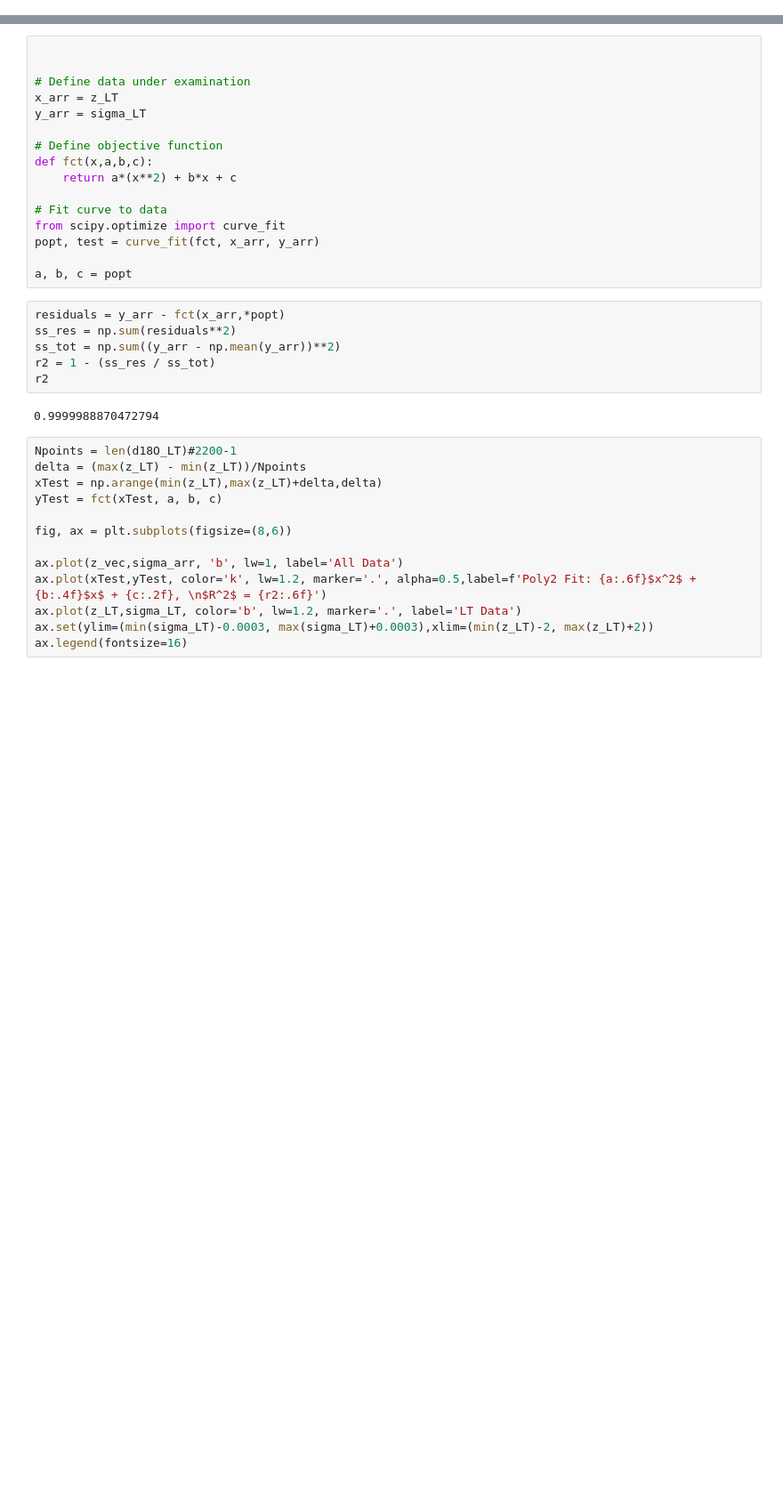
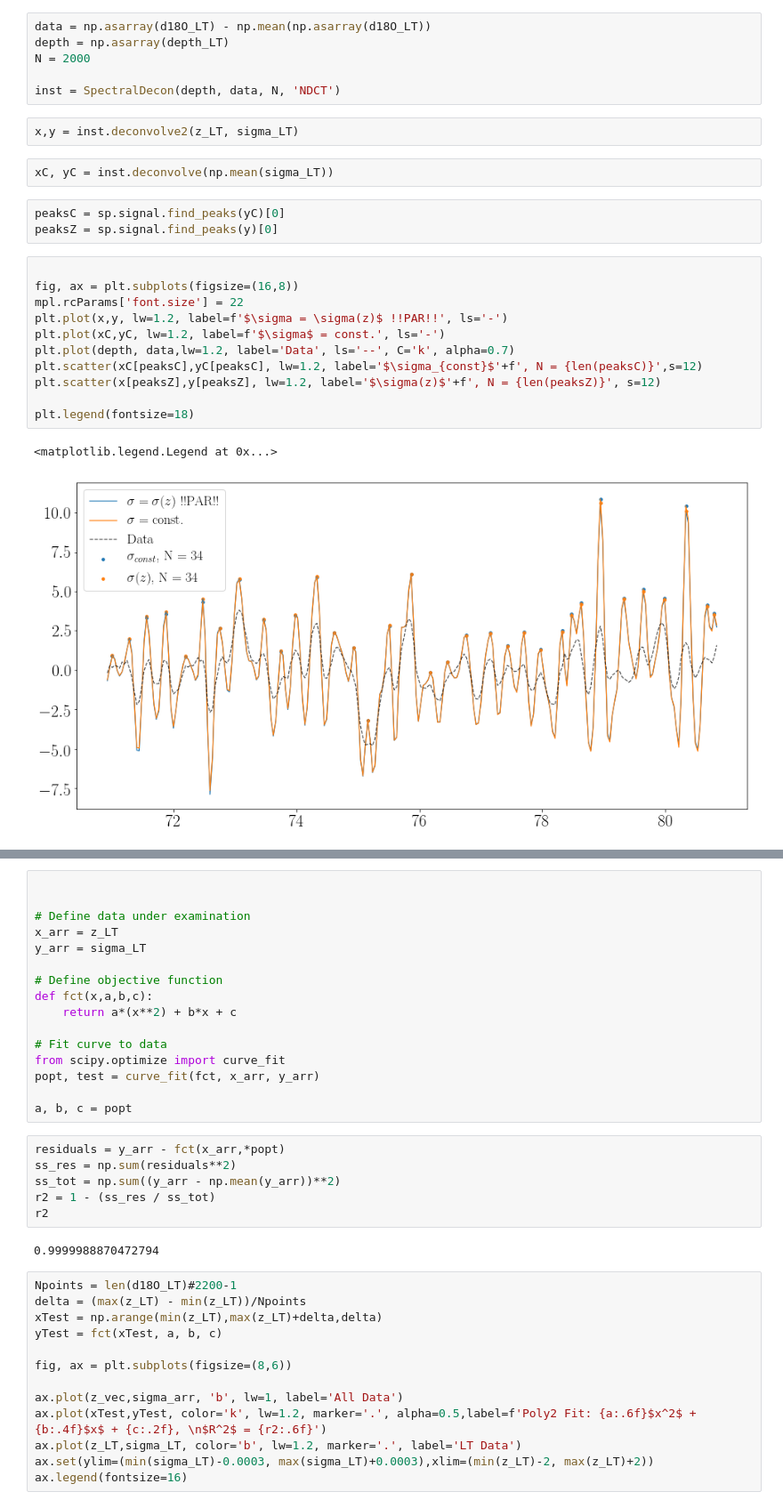
Before and after one commit to TheaQG/AWI_Bcores_Analysis, a Jupyter notebook: sigma_z.ipynb, the cells around one changed output, grey strips where cells are left out. Shown at 89% size. Cells and saved outputs as stored; diff of their text form; blank space fills up the shorter version.

```diff
--- a/sigma_z.ipynb
+++ b/sigma_z.ipynb
@@ -108,0 +110,27 @@ ax.set(ylim=(min(sigma_LT)-0.005, max(sigma_LT)+0.007))
+# %%
+data = np.asarray(d18O_LT) - np.mean(np.asarray(d18O_LT))
+depth = np.asarray(depth_LT)
+N = 2000
+
+inst = SpectralDecon(depth, data, N, 'NDCT')
+# %%
+x,y = inst.deconvolve2(z_LT, sigma_LT)
+# %%
+xC, yC = inst.deconvolve(np.mean(sigma_LT))
+# %%
+peaksC = sp.signal.find_peaks(yC)[0]
+peaksZ = sp.signal.find_peaks(y)[0]
+# %%
+
+fig, ax = plt.subplots(figsize=(16,8))
+mpl.rcParams['font.size'] = 22
+plt.plot(x,y, lw=1.2, label=f'$\sigma = \sigma(z)$ !!PAR!!', ls='-')
+plt.plot(xC,yC, lw=1.2, label=f'$\sigma$ = const.', ls='-')
+plt.plot(depth, data,lw=1.2, label='Data', ls='--', C='k', alpha=0.7)
+plt.scatter(xC[peaksC],yC[peaksC], lw=1.2, label='$\sigma_{const}$'+f', N = {len(peaksC)}',s=12)
+plt.scatter(x[peaksZ],y[peaksZ], lw=1.2, label='$\sigma(z)$'+f', N = {len(peaksZ)}', s=12)
+
+plt.legend(fontsize=18)
+# %% [output]
+<matplotlib.legend.Legend at 0x...>
+[figure, added]
```
Also changed, not shown: parts of 24 cells of this notebook, 1 other file.
